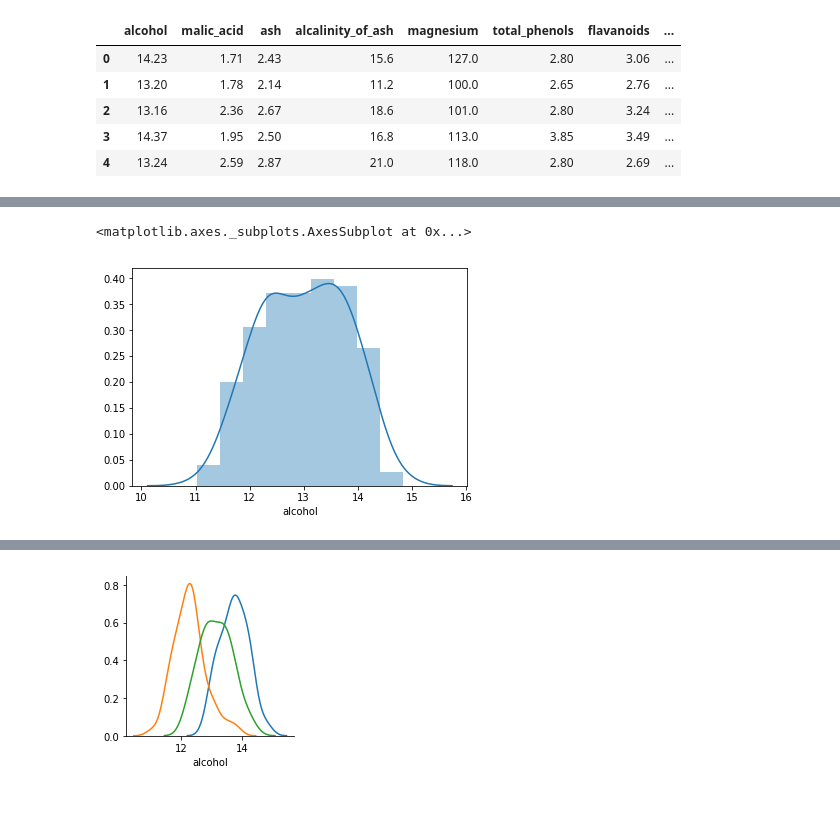
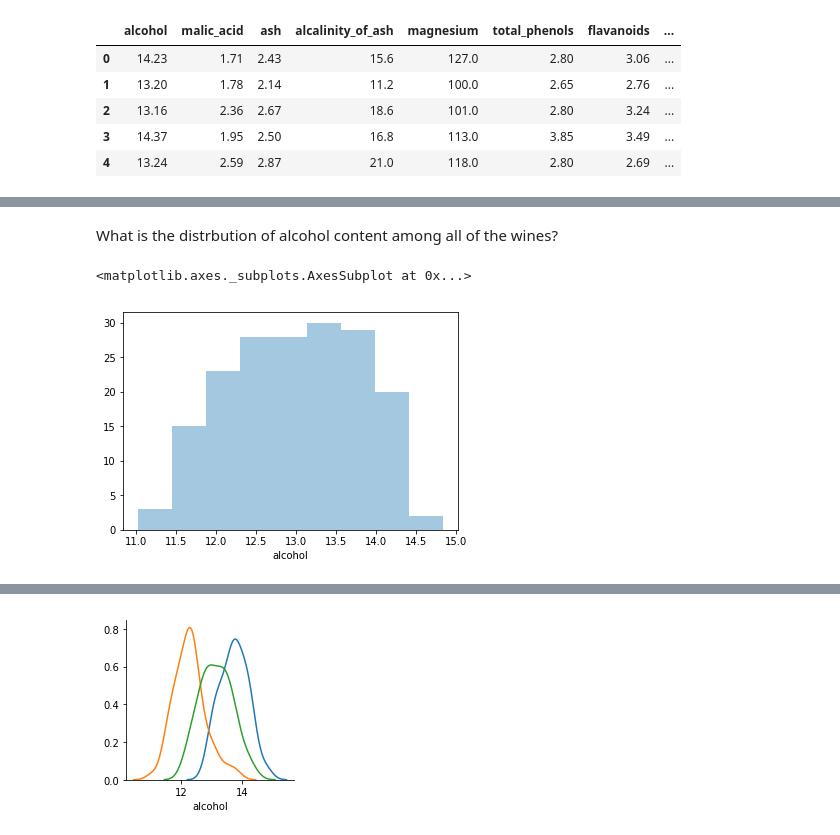
Before and after one commit to jbechtel/jakevdp.github.io-source, a Jupyter notebook: content/downloads/notebooks/WineDataset.ipynb, the cells around one changed output, grey strips where cells are left out. Saved outputs shown, nothing was run; the diff lists cells and outputs as text; code cells hidden in the pictures; blank space fills up the shorter version.

Commit message:
progress on wine post

```diff
--- a/content/downloads/notebooks/WineDataset.ipynb
+++ b/content/downloads/notebooks/WineDataset.ipynb
@@ -92,5 +137,7 @@ data.head()
+# %% [markdown]
+What is the distrbution of alcohol content among all of the wines?
 # %%
-sns.distplot(data['alcohol'])
+sns.distplot(data['alcohol'],kde=0)
 # %% [output]
 <matplotlib.axes._subplots.AxesSubplot at 0x...>
-[figure, old version]
+[figure, new version]
```
Also changed, not shown: parts of 20 cells of this notebook, 1 other file.
